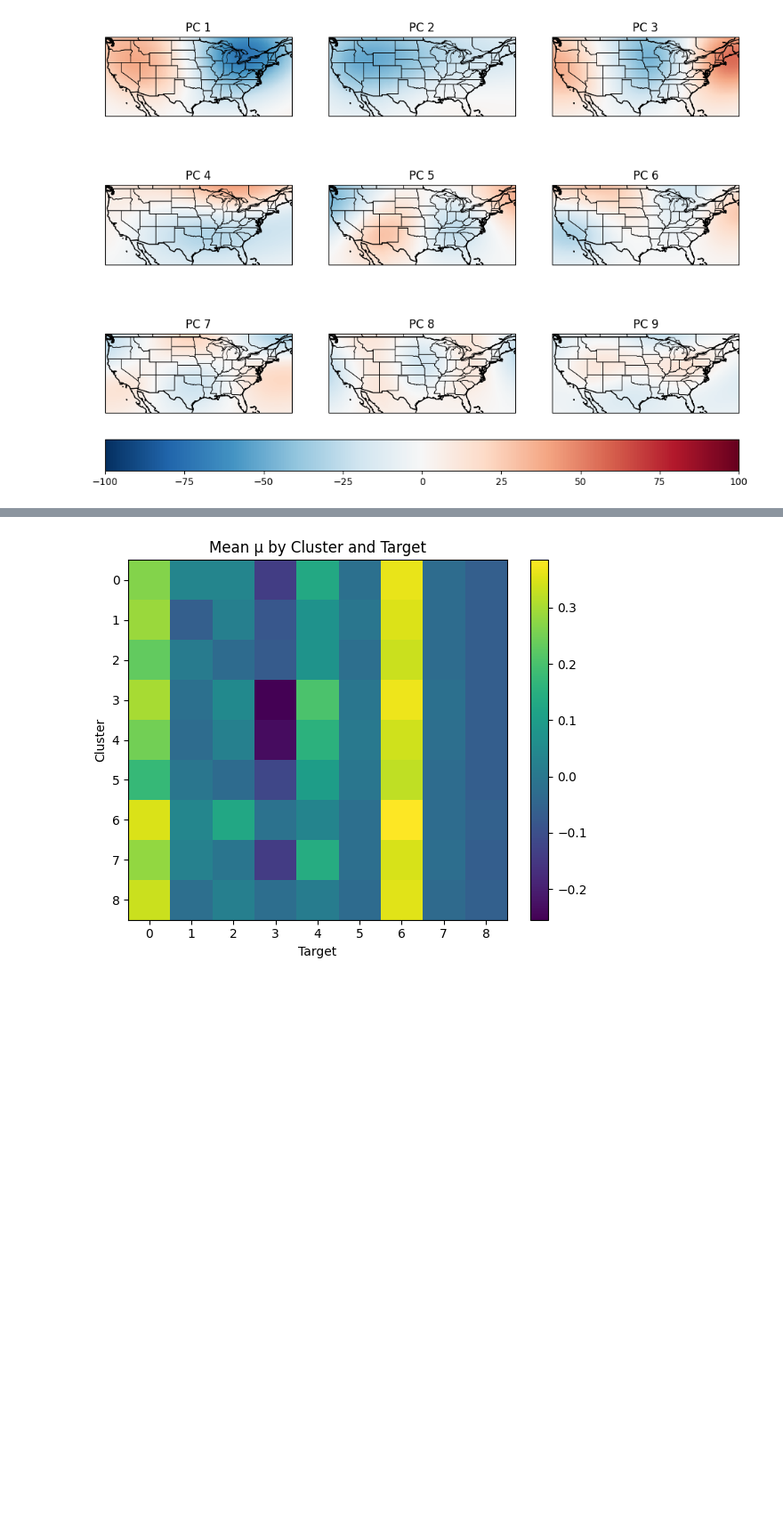
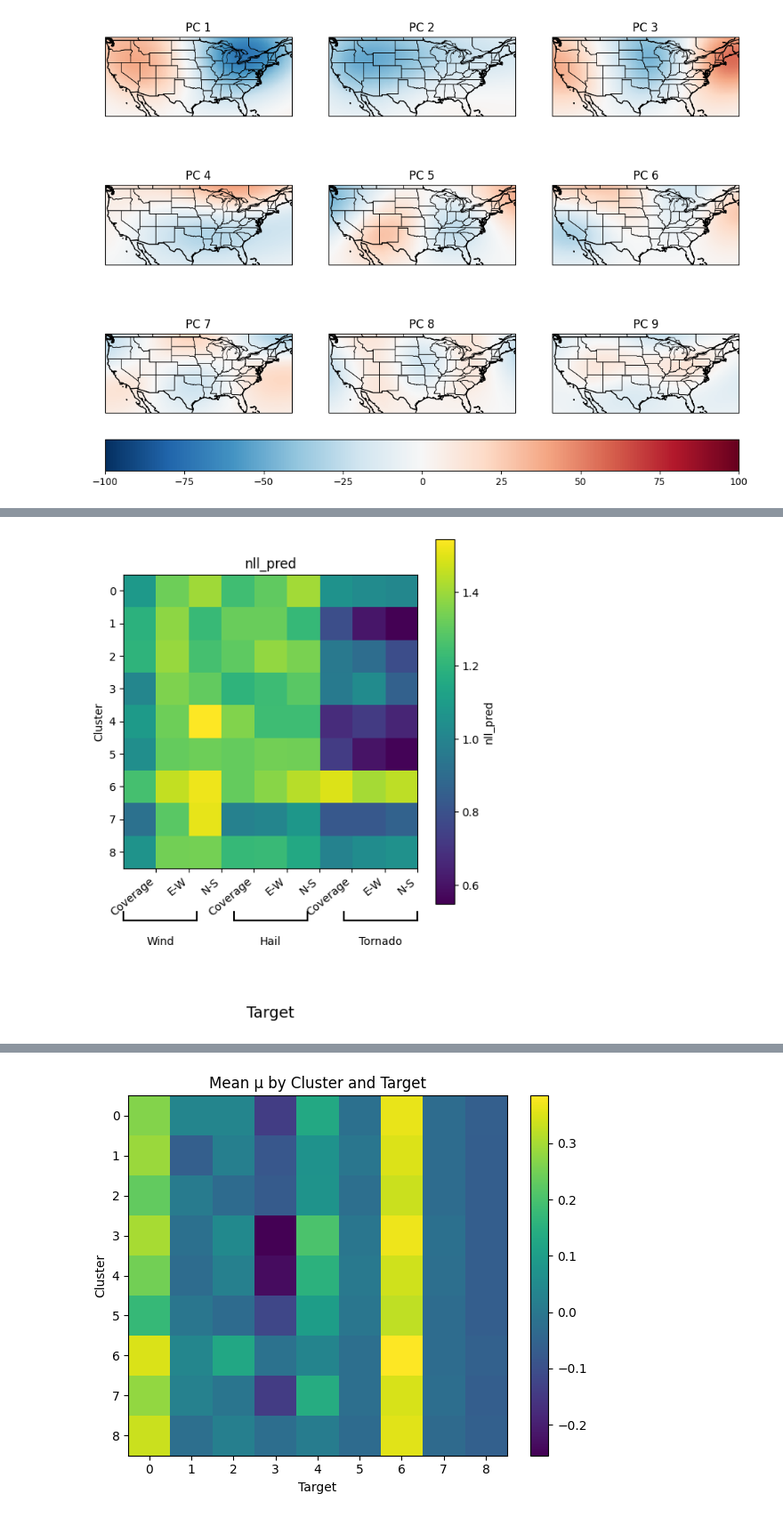
Before and after one commit to milesepstein13/convective_outlook_ml, a Jupyter notebook: cluster_analysis.ipynb, the cells around one changed output, grey strips where cells are left out. Shown at 89% size. Saved outputs shown, nothing was run; the diff lists cells and outputs as text; code cells hidden in the pictures; blank space fills up the shorter version.

Commit message:
added model performance by cluster

```diff
--- a/cluster_analysis.ipynb
+++ b/cluster_analysis.ipynb
@@ -376,7 +376,17 @@ SOM 3x3  silhouette=0.0807
 # %%
-# TODO: look at model perfromance for each cluster
+# look at model perfromance for each cluster
 
 model_spec = 'cnn3d_gelu_0_5/level=slgt_small_glade_new/opt=Adam_lr=0.001_batch=8_crit=ShashNLL'
-results = xr.open_dataset(f'results/predictions/{model_spec}/predictions.nc')
+results = xr.open_dataset(f'results/predictions_losses/{model_spec}/predictions.nc')
 # %%
 results['cluster'] = (('time'), labels)
+# %%
+# TODO: for each cluster, calculate NLL, baseline NLL, llr, KL(?). Good product could be 9x9 heatmap for each of these
+
+cluster_means = (
+    results[['nll_pred', 'nll_baseline', 'llr_vals', 'kl_vals']
+]
+    .groupby(results.cluster)
+    .mean(dim='time')
+    .rename({'cluster': 'cluster_id'})
+)
@@ -382,0 +406,76 @@ results['cluster'] = (('time'), labels)
+# %%
+vars_seq = ['nll_pred', 'nll_baseline', 'kl_vals']  # sequential
+var_div = 'llr_vals'                                # diverging
+
+def format_target_axis(ax):
+    # --- inner labels ---
+    inner = ['Coverage', 'E-W', 'N-S'] * 3
+    ax.set_xticks(np.arange(0.5, 9.5, 1))
+    ax.set_xticklabels(['Coverage', 'E-W', 'N-S'] * 3, rotation=40, ha='right')
+
+    # --- remove any secondary axis artifacts ---
+    # (important: avoids duplicate hazard labels)
+    for child in ax.get_children():
+        if isinstance(child, plt.SecondaryAxis if hasattr(plt, "SecondaryAxis") else type(None)):
+            pass
+
+    # --- main xlabel (only place "Target" appears) ---
+    ax.set_xlabel('Target', fontsize=14, labelpad=80)
+
+    # --- bracket groups (manual, black only) ---
+    y = -0.18
+    groups = [(0, 2), (3, 5), (6, 8)]
+    labels = ['Wind', 'Hail', 'Tornado']
+
+    for (x0, x1), lab in zip(groups, labels):
+        x0f, x1f = x0 / 8, x1 / 8
+
+        ax.plot([x0f, x1f], [y, y],
+                transform=ax.transAxes, clip_on=False,
+                color='black')
+
+        ax.plot([x0f, x0f], [y, y + 0.03],
+                transform=ax.transAxes, clip_on=False,
+                color='black')
+
+        ax.plot([x1f, x1f], [y, y + 0.03],
+                transform=ax.transAxes, clip_on=False,
+                color='black')
+
+        ax.text((x0f + x1f) / 2, y - 0.05, lab,
+                transform=ax.transAxes,
+                ha='center', va='top', color='black')
+
+
+# --- sequential colormap plots ---
+for v in vars_seq:
+    fig, ax = plt.subplots(figsize=(6, 6))
+    im = ax.imshow(cluster_means[v], aspect='equal')
+    fig.colorbar(im, ax=ax, label=v)
+
+    ax.set_xlabel('Target')
+    ax.set_ylabel('Cluster')
+    ax.set_yticks(range(9))
+    ax.set_title(v)
+
+    format_target_axis(ax)
+    plt.show()
+
+
+# --- diverging for llr ---
+llr = cluster_means['llr_vals']
+vmax = abs(llr).max().item()
+
+fig, ax = plt.subplots(figsize=(6, 6))
+im = ax.imshow(llr, aspect='equal', vmin=-vmax, vmax=vmax, cmap='RdBu_r')
+fig.colorbar(im, ax=ax, label='llr_vals')
+
+ax.set_xlabel('Target')
+ax.set_ylabel('Cluster')
+ax.set_yticks(range(9))
+ax.set_title('llr_vals')
+
+format_target_axis(ax)
+plt.show()
+# %% [output]
+[figure, added]
```
Also changed, not shown: parts of 3 cells of this notebook, 2 other files.
